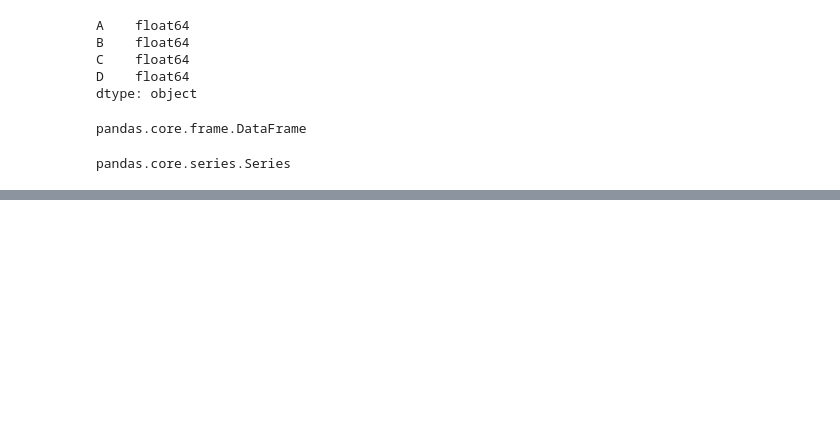
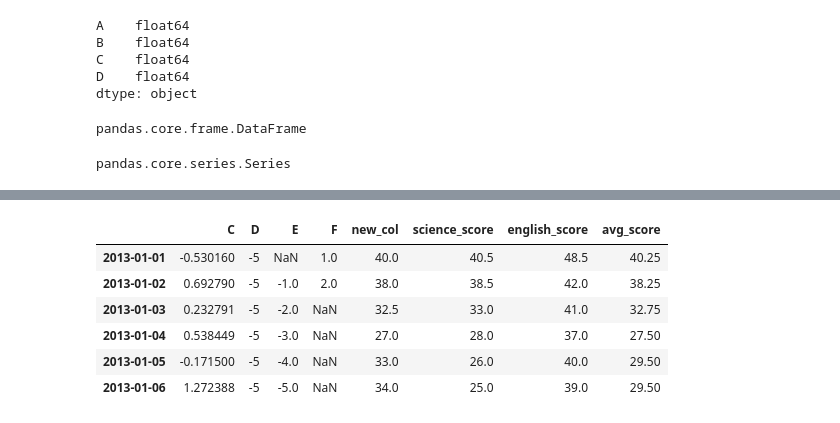
Before and after one commit to Mateusz-Matejko/data-science-bootcamp, a Jupyter notebook: V-data-processing/data-processing-pandas.ipynb, the cells around one changed output, grey strips where cells are left out. Cells and saved outputs as stored; diff of their text form; code cells hidden in the pictures; blank space fills up the shorter version.

```diff
--- a/V-data-processing/data-processing-pandas.ipynb
+++ b/V-data-processing/data-processing-pandas.ipynb
@@ -333,0 +709,10 @@ dtype: float64
+# %%
+df.drop(['A', 'B'], axis = 1) # axis works for columns / index = 0 , column = 1
+# %% [output]
+|  | C | D | E | F | new_col | science_score | english_score | avg_score |
+| 2013-01-01 | -0.530160 | -5 | NaN | 1.0 | 40.0 | 40.5 | 48.5 | 40.25 |
+| 2013-01-02 | 0.692790 | -5 | -1.0 | 2.0 | 38.0 | 38.5 | 42.0 | 38.25 |
+| 2013-01-03 | 0.232791 | -5 | -2.0 | NaN | 32.5 | 33.0 | 41.0 | 32.75 |
+| 2013-01-04 | 0.538449 | -5 | -3.0 | NaN | 27.0 | 28.0 | 37.0 | 27.50 |
+| 2013-01-05 | -0.171500 | -5 | -4.0 | NaN | 33.0 | 26.0 | 40.0 | 29.50 |
+| 2013-01-06 | 1.272388 | -5 | -5.0 | NaN | 34.0 | 25.0 | 39.0 | 29.50 |
```
Also changed, not shown: parts of 60 cells of this notebook.
